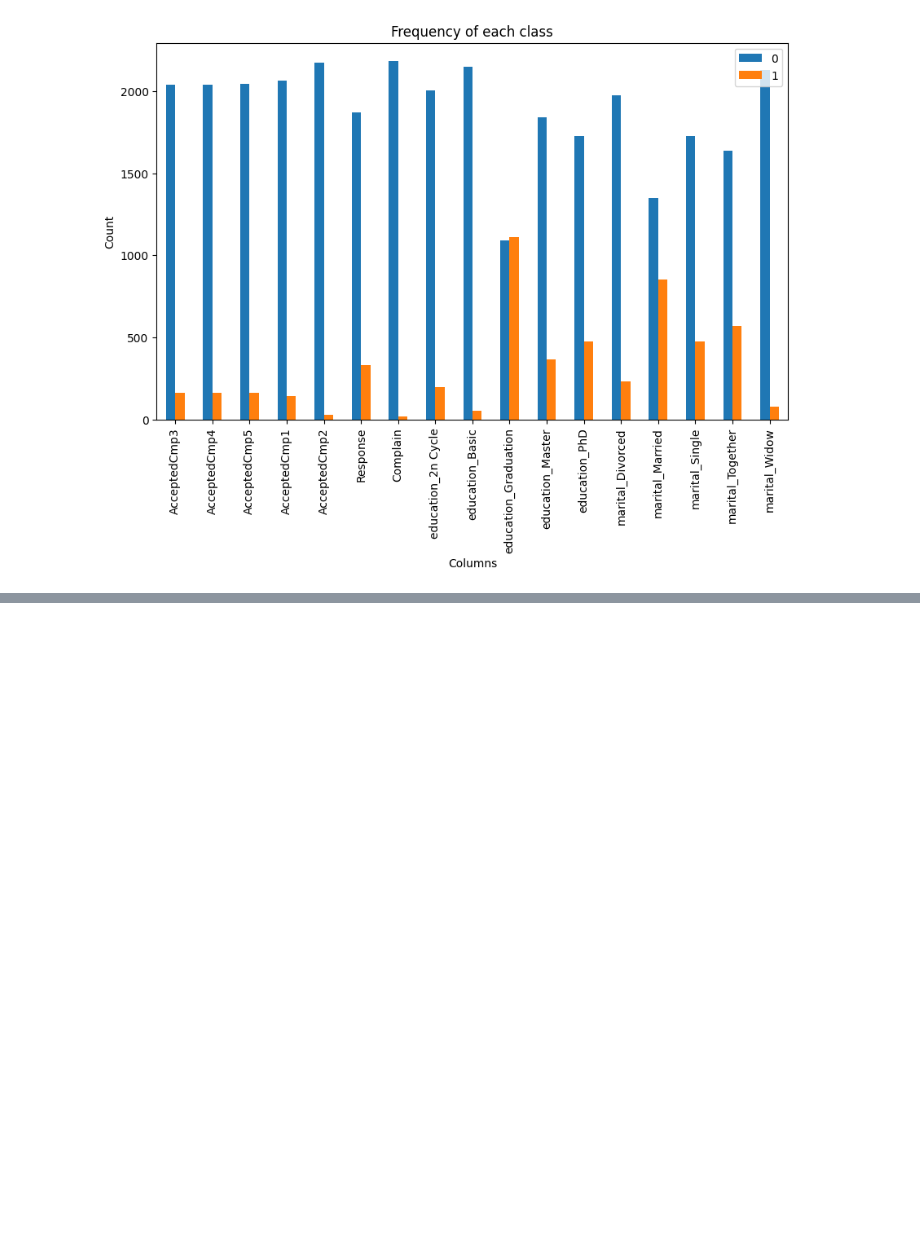
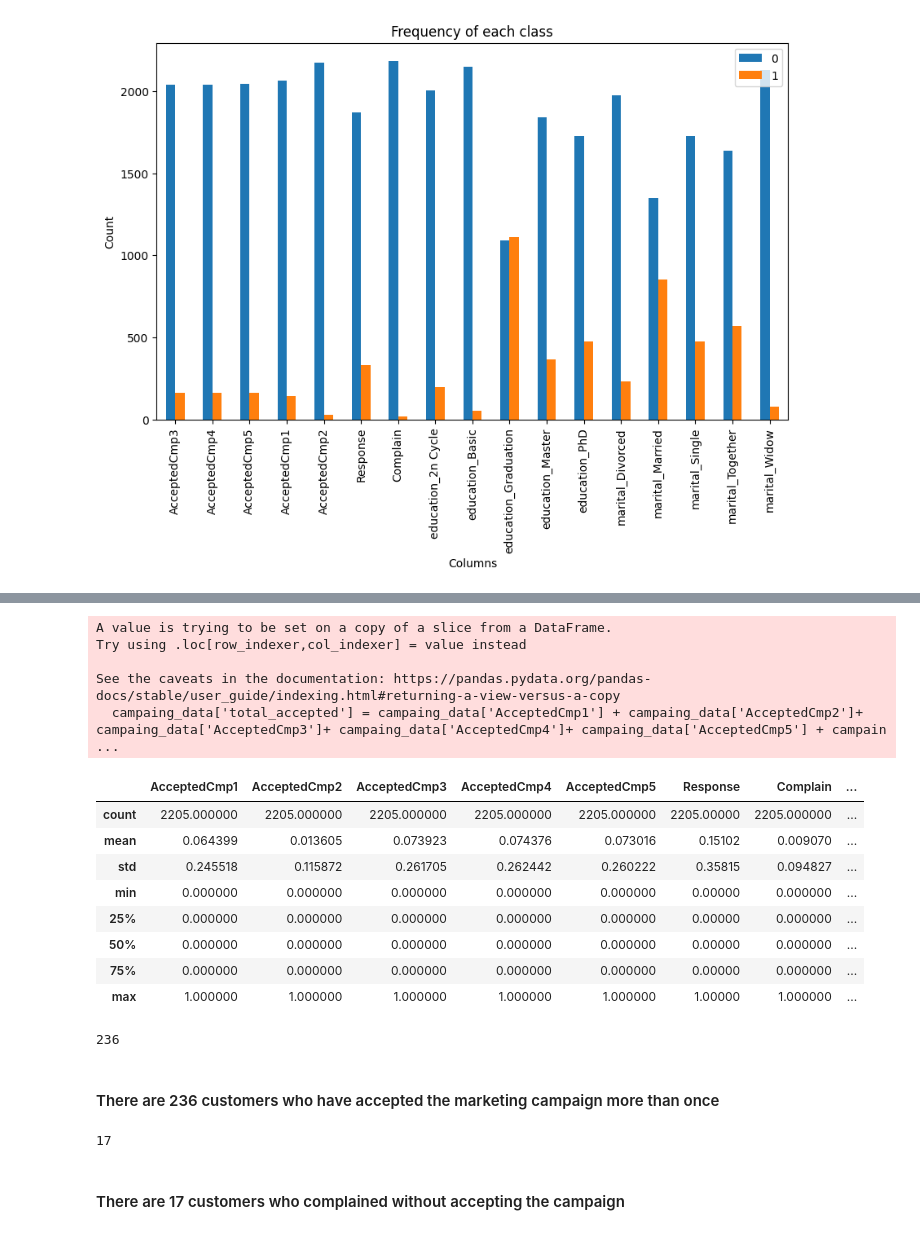
Before and after one commit to petrugeral/Marketing_Analytics, a Jupyter notebook: ifood_marketing_analytics/workspace.ipynb, the cells around one changed output, grey strips where cells are left out. Cells and saved outputs as stored; diff of their text form; code cells hidden in the pictures; blank space fills up the shorter version.

```diff
--- a/ifood_marketing_analytics/workspace.ipynb
+++ b/ifood_marketing_analytics/workspace.ipynb
@@ -115,0 +140,36 @@ plt.show()
+# %%
+#Confirmation that the customer can only accept the campaign once
+
+campaing_data['total_accepted'] = campaing_data['AcceptedCmp1'] + campaing_data['AcceptedCmp2']+ campaing_data['AcceptedCmp3']+ campaing_data['AcceptedCmp4']+ campaing_data['AcceptedCmp5'] + campaing_data['Response']
+
+campaing_data.describe()
+# %% [output]
+A value is trying to be set on a copy of a slice from a DataFrame.
+Try using .loc[row_indexer,col_indexer] = value instead
+
+See the caveats in the documentation: https://pandas.pydata.org/pandas-docs/stable/user_guide/indexing.html#returning-a-view-versus-a-copy
+  campaing_data['total_accepted'] = campaing_data['AcceptedCmp1'] + campaing_data['AcceptedCmp2']+ campaing_data['AcceptedCmp3']+ campaing_data['AcceptedCmp4']+ campaing_data['AcceptedCmp5'] + campain ...
+|  | AcceptedCmp1 | AcceptedCmp2 | AcceptedCmp3 | AcceptedCmp4 | AcceptedCmp5 | Response | Complain | ... |
+| count | 2205.000000 | 2205.000000 | 2205.000000 | 2205.000000 | 2205.000000 | 2205.00000 | 2205.000000 | ... |
+| mean | 0.064399 | 0.013605 | 0.073923 | 0.074376 | 0.073016 | 0.15102 | 0.009070 | ... |
+| std | 0.245518 | 0.115872 | 0.261705 | 0.262442 | 0.260222 | 0.35815 | 0.094827 | ... |
+| min | 0.000000 | 0.000000 | 0.000000 | 0.000000 | 0.000000 | 0.00000 | 0.000000 | ... |
+| 25% | 0.000000 | 0.000000 | 0.000000 | 0.000000 | 0.000000 | 0.00000 | 0.000000 | ... |
+| 50% | 0.000000 | 0.000000 | 0.000000 | 0.000000 | 0.000000 | 0.00000 | 0.000000 | ... |
+| 75% | 0.000000 | 0.000000 | 0.000000 | 0.000000 | 0.000000 | 0.00000 | 0.000000 | ... |
+| max | 1.000000 | 1.000000 | 1.000000 | 1.000000 | 1.000000 | 1.00000 | 1.000000 | ... |
+# %%
+more_than_one = campaing_data[campaing_data['total_accepted']>1]
+more_than_one.shape[0]
+# %% [output]
+236
+# %% [markdown]
+#### There are 236 customers who have accepted the marketing campaign more than once
+# %%
+# Are there people who complained without accepting the campaign?
+complain_without_accept = campaing_data[(campaing_data['total_accepted'] == 0 ) & (campaing_data['Complain'] > 0)]
+complain_without_accept.shape[0]
+# %% [output]
+17
+# %% [markdown]
+#### There are 17 customers who complained without accepting the campaign
```
Also changed, not shown: parts of 4 cells of this notebook.
